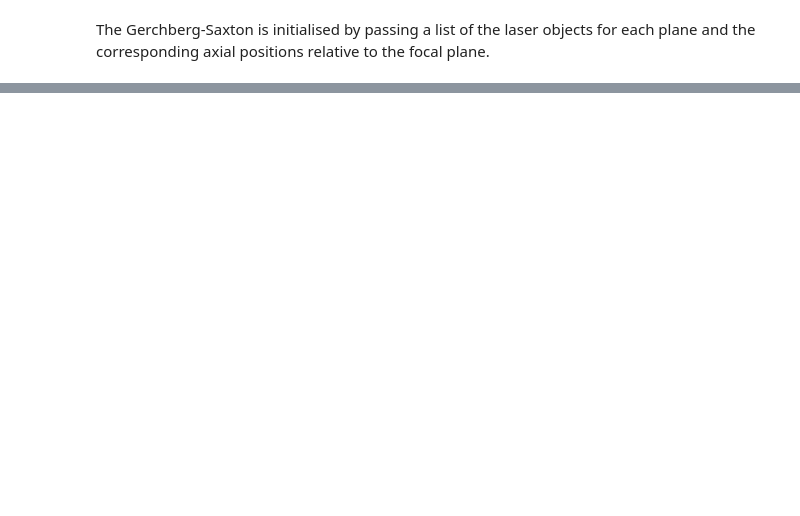
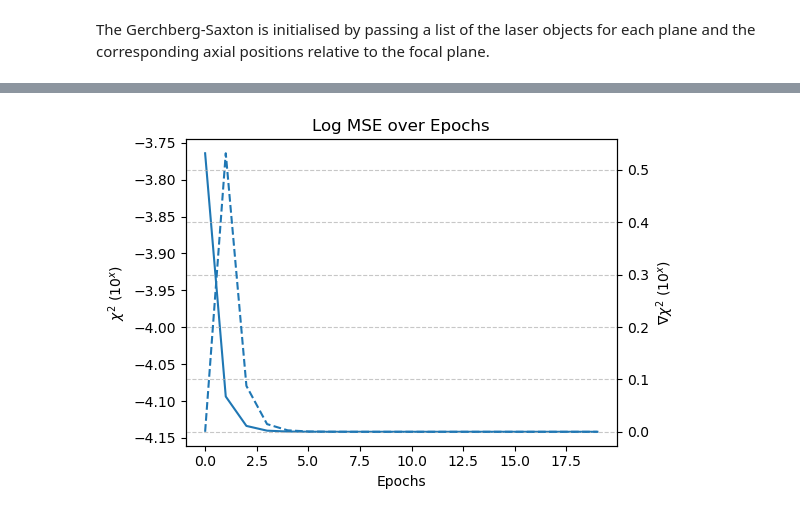
Before and after one commit to LASY-org/lasy, a Jupyter notebook: docs/source/tutorials/gerchberg_saxton_retrieval.ipynb, the cells around one changed output, grey strips where cells are left out. Cells and saved outputs as stored; diff of their text form; code cells hidden in the pictures; blank space fills up the shorter version.

```diff
--- a/docs/source/tutorials/gerchberg_saxton_retrieval.ipynb
+++ b/docs/source/tutorials/gerchberg_saxton_retrieval.ipynb
@@ -248,33 +305,35 @@ plt.show()
 # Plot training and validation log MSE with 10^x format for the y-axis
 def plot_log_mse(chi2, chi2Grad):
     """
-    Plots the logarithm (base 10) of training and validation MSE losses with 10^x format for the y-axis.
+    Plot the logarithm (base 10) of training and validation MSE losses with 10^x format for the y-axis.
 
     Parameters
     ----------
         train_losses (list): Training MSE values over epochs.
         val_losses (list): Validation MSE values over epochs.
     """
     fig, ax1 = plt.subplots(figsize=(6, 4))
     ax2 = ax1.twinx()
     log_chi2 = np.log10(chi2 + 1e-8)
 
     ax1.plot(range(len(chi2)), log_chi2)
     ax2.plot(range(len(chi2)), chi2Grad, "--")
     ax1.set_xlabel("Epochs")
     ax1.set_ylabel(r"$\chi^2$ ($10^x$)")
     ax2.set_ylabel(r"$\nabla \chi^2$ ($10^x$)")
     plt.title("Log MSE over Epochs")
     plt.grid(True, linestyle="--", alpha=0.7)
 
     # Customize the y-axis ticks to show as 10^x
     # y_ticks = np.arange(int(np.floor(min(log_chi2.min(), log_chi2.min()))),
     #                     int(np.ceil(max(log_chi2.max(), log_chi2.max()))) + 1)
     # ax1.set_yticks(y_ticks)
     # ax1.set_yticklabels([r"$10^{{{}}}$".format(int(tick)) for tick in y_ticks])
 
     plt.tight_layout()
     plt.show()
 
 
 plot_log_mse(chi2, chi2Grad)
+# %% [output]
+[figure, added]
```
Also changed, not shown: parts of 9 cells of this notebook, 1 other file.
